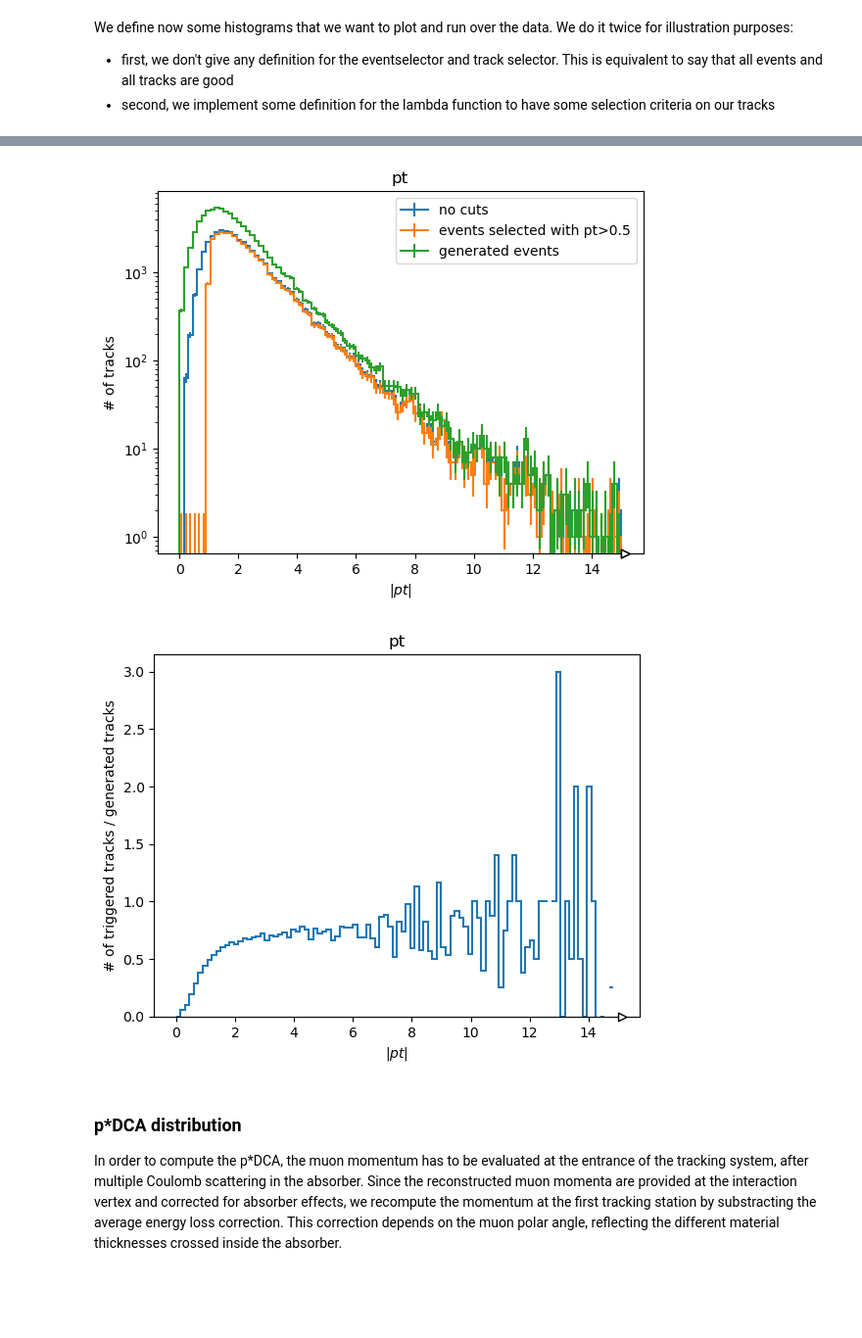
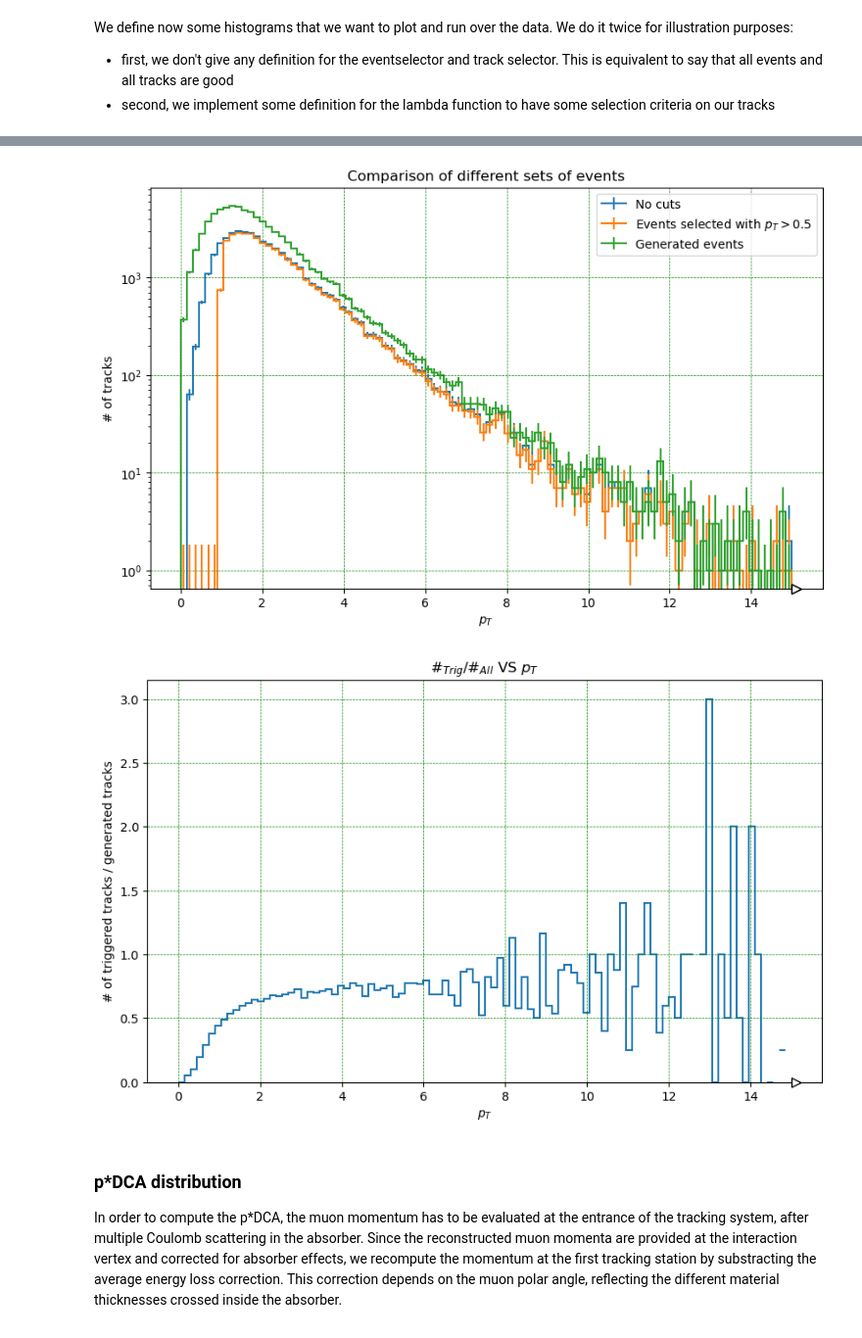
Before and after one commit to 00Goldy/qqbar2mumu-2025, a Jupyter notebook: notebooks/MC_pDCA.ipynb, the cells around one changed output, grey strips where cells are left out. Shown at 98% size. Saved outputs shown, nothing was run; the diff lists cells and outputs as text; code cells hidden in the pictures; blank space fills up the shorter version.

Commit message:
Adding more details in plots

```diff
--- a/notebooks/MC_pDCA.ipynb
+++ b/notebooks/MC_pDCA.ipynb
@@ -241,9 +241,9 @@ vhfractionRaw = hist.Hist(hist.axis.Regular(bins=200,start=0,stop=10,name='pDCA/
 
 
 #pt selection
-vhptRaw = hist.Hist(hist.axis.Regular(bins=100,start=0,stop=15,name='$|pt|$'))
-vhptEvSel = hist.Hist(hist.axis.Regular(bins=100,start=0,stop=15,name='$|pt|$'))
-vhptgen = hist.Hist(hist.axis.Regular(bins=100,start=0,stop=15,name='$|pt|$'))
+vhptRaw = hist.Hist(hist.axis.Regular(bins=100,start=0,stop=15,name='$p_T$'))
+vhptEvSel = hist.Hist(hist.axis.Regular(bins=100,start=0,stop=15,name='$p_T$'))
+vhptgen = hist.Hist(hist.axis.Regular(bins=100,start=0,stop=15,name='$p_T$'))
 
 scan(dataDescription=f"{BASEDIR}/run291694.{DATATYPE}.root:eventsTree",
           hMag=vhMagRaw, hPhi=vhPhiRaw, hpDCA=vhpDCARaw, hsigmapDCA=vhsigmapDCARaw, hfraction=vhfractionRaw, hpt=vhptRaw)
@@ -261,21 +261,25 @@ Wall time: 1 s
 # %%
-vhptRaw.plot(label="no cuts")
-vhptEvSel.plot(label="events selected with pt>0.5")
-vhptgen.plot(label="generated events")
+plt.figure(figsize=(10, 6))
+vhptRaw.plot(label="No cuts")
+vhptEvSel.plot(label= r"Events selected with $p_T>0.5$")
+vhptgen.plot(label="Generated events")
 plt.yscale("log")
 plt.ylabel("# of tracks")
-plt.title('pt');
+plt.title('Comparison of different sets of events VS $p_T$');
+plt.grid(color = 'green', linestyle = '--', linewidth = 0.5)
 plt.legend();
-#plt.savefig("pt_all_tracks_run291694.png")
+plt.savefig("pt_all_tracks_run291694.png")
 # %% [output]
-[figure, old version]
+[figure, new version]
 # %%
+plt.figure(figsize=(10, 6))
 (vhptRaw/vhptgen).plot()
 plt.ylabel("# of triggered tracks / generated tracks")
-plt.title('pt');
-#plt.savefig("pt_cut_run291694.png")
+plt.title(r'#$_{Trig}$/#$_{All}$ VS $p_T$');
+plt.grid(color = 'green', linestyle = '--', linewidth = 0.5)
+plt.savefig("pt_cut_run291694.png")
 # %% [output]
-[figure, old version]
+[figure, new version]
 # %% [markdown]
 ### p*DCA distribution
 In order to compute the p*DCA, the muon momentum has to be evaluated at the entrance of the tracking system, after multiple Coulomb scattering in the absorber. Since the reconstructed muon momenta are provided at the interaction vertex and corrected for absorber effects, we recompute the momentum at the first tracking station by substracting the average energy loss correction. This correction depends on the muon polar angle, reflecting the different material thicknesses crossed inside the absorber.
```
Also changed, not shown: parts of 4 cells of this notebook, 2 other files.
